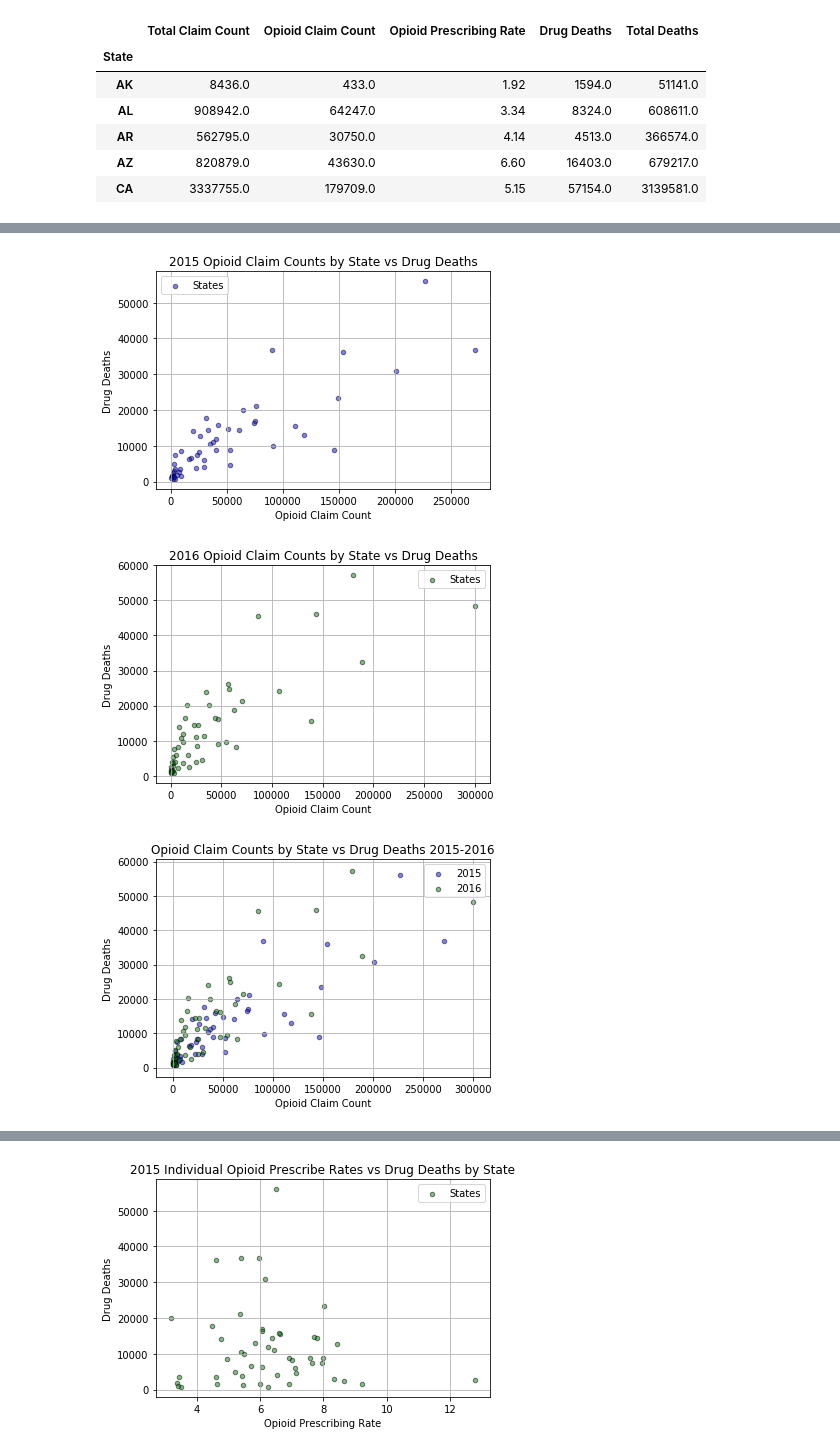
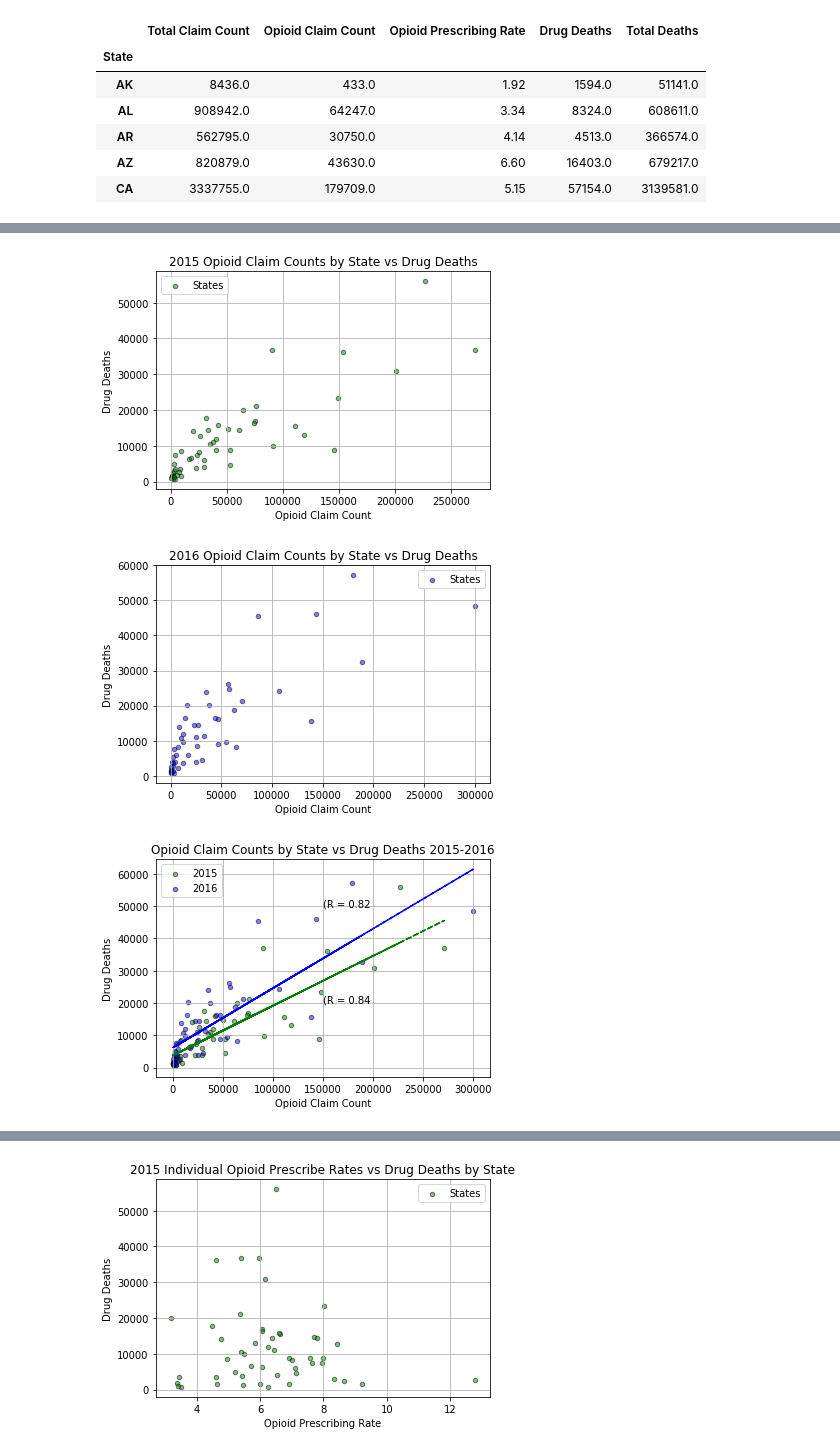
Before and after one commit to MTDahmer/Project1, a Jupyter notebook: notebooks/Omar 3.29.19 (Individual PAC and Deaths Analysis).ipynb, the cells around one changed output, grey strips where cells are left out. Saved outputs shown, nothing was run; the diff lists cells and outputs as text; code cells hidden in the pictures.

Commit message:
Updated Graphs

```diff
--- a/notebooks/Omar 3.29.19 (Individual PAC and Deaths Analysis).ipynb
+++ b/notebooks/Omar 3.29.19 (Individual PAC and Deaths Analysis).ipynb
@@ -162,3 +163,7 @@ merged_state_individual_pac16.head()
 | AR | 562795.0 | 30750.0 | 4.14 | 4513.0 | 366574.0 |
 | AZ | 820879.0 | 43630.0 | 6.60 | 16403.0 | 679217.0 |
 | CA | 3337755.0 | 179709.0 | 5.15 | 57154.0 | 3139581.0 |
+# %%
+#Sort data for two outliers
+merged_state_individual_pac16 = merged_state_individual_pac16.sort_values('Opioid Prescribing Rate',ascending=False)
+merged_state_individual_pac16.head()
@@ -164,0 +178,4 @@ merged_state_individual_pac16.head()
+# %%
+#drop VT and ID who had high prescriber rates, outliers
+merged_state_individual_pac16 = merged_state_individual_pac16.drop(["VT","ID"], axis=0)
+merged_state_individual_pac16.head()
@@ -165,6 +190,6 @@ merged_state_individual_pac16.head()
 # %%
 #Plot Opioid Claim Counts of Group PAC by State vs Drug Deaths for 2015
-merged_state_individual_pac15.plot.scatter(x="Opioid Claim Count", y='Drug Deaths', color='Blue',
+merged_state_individual_pac15.plot.scatter(x="Opioid Claim Count", y='Drug Deaths', color='Green',
                                            grid=True, alpha=0.5, edgecolors = 'black', label='States')
 #Add title to our scatter plot along with an x-axis and y-axis title
 plt.title("2015 Opioid Claim Counts by State vs Drug Deaths")
@@ -175,10 +200,10 @@ plt.ylabel("Drug Deaths")
 
 plt.show()
 # %% [output]
-[figure, old version]
+[figure, new version]
 # %%
 #Plot Opioid Claim Counts of Group PAC by State vs Drug Deaths for 2016
-merged_state_individual_pac16.plot.scatter(x="Opioid Claim Count", y='Drug Deaths', color='Green',
+merged_state_individual_pac16.plot.scatter(x="Opioid Claim Count", y='Drug Deaths', color='Blue',
               grid=True, alpha=0.5, edgecolors = 'black', label='States')
 #Add title to our scatter plot along with an x-axis and y-axis title
 plt.title("2016 Opioid Claim Counts by State vs Drug Deaths")
@@ -187,23 +212,49 @@ plt.ylabel("Drug Deaths")
 
 plt.show()
 # %% [output]
-[figure, old version]
+[figure, new version]
 # %%
 #Combined Chart for 2015 and 2016 for Opioid Claims vs  Drug Deaths
 #Plot Opioid Claim Counts of Individual PAC by State vs Drug Deaths for 2015
-ax = merged_state_individual_pac15.plot.scatter(x="Opioid Claim Count", y='Drug Deaths', color='Blue',
+ax = merged_state_individual_pac15.plot.scatter(x="Opioid Claim Count", y='Drug Deaths', color='Green',
                                            grid=True, alpha=0.5, edgecolors = 'black', label='2015')
+#setting axis for 2015
+x_axis15 = merged_state_individual_pac15["Opioid Claim Count"]
+y_axis15 = merged_state_individual_pac15["Drug Deaths"]
+
+#Regression line for 2015
+slope, intercept, r_value, p_value, std_err = linregress(x_axis15,y_axis15)
+fit = slope * x_axis15 + intercept
+plt.plot(x_axis15, fit, 'g--', label="Regression Line 2015")
+
+#R Value for 2015
+stat_value = '(R = ' + str(round(r_value,2))
+plt.text(150000, 20000, stat_value)
 
 #Plot Opioid Claim Counts of Individual PAC by State vs Drug Deaths for 2016
-merged_state_individual_pac16.plot.scatter(x="Opioid Claim Count", y='Drug Deaths', color='Green',
+merged_state_individual_pac16.plot.scatter(x="Opioid Claim Count", y='Drug Deaths', color='Blue',
               grid=True, alpha=0.5, edgecolors = 'black', label='2016', ax=ax)
+
+#setting axis for 2016
+x_axis16 = merged_state_individual_pac16["Opioid Claim Count"]
+y_axis16 = merged_state_individual_pac16["Drug Deaths"]
+
+#Regression line for 2016
+slope, intercept, r_value, p_value, std_err = linregress(x_axis16,y_axis16)
+fit = slope * x_axis16 + intercept
+plt.plot(x_axis16, fit, 'b--', label="Regression Line 2016")
+
+#R Value for 2016
+stat_value = '(R = ' + str(round(r_value,2))
+plt.text(150000, 50000, stat_value)
+
 #Add title to our scatter plot along with an x-axis and y-axis title
 plt.title("Opioid Claim Counts by State vs Drug Deaths 2015-2016")
 plt.xlabel("Opioid Claim Count")
 plt.ylabel("Drug Deaths")
 
 plt.savefig("../Presentation/graphs/opioid_claims_vs_drugdeaths.png")
 
 plt.show()
 # %% [output]
-[figure, old version]
+[figure, new version]
```
Also changed, not shown: parts of 6 cells of this notebook, 5 other files.
